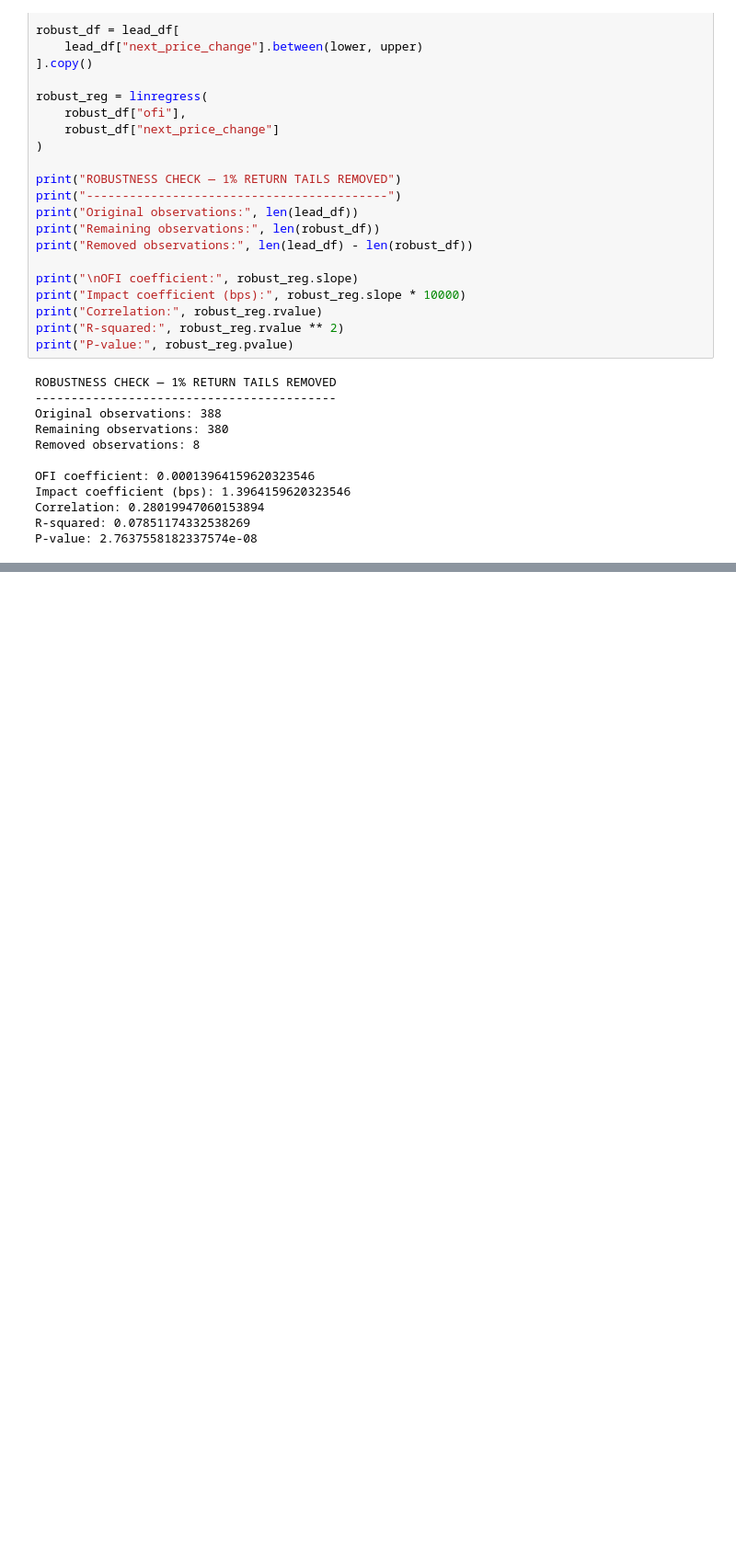
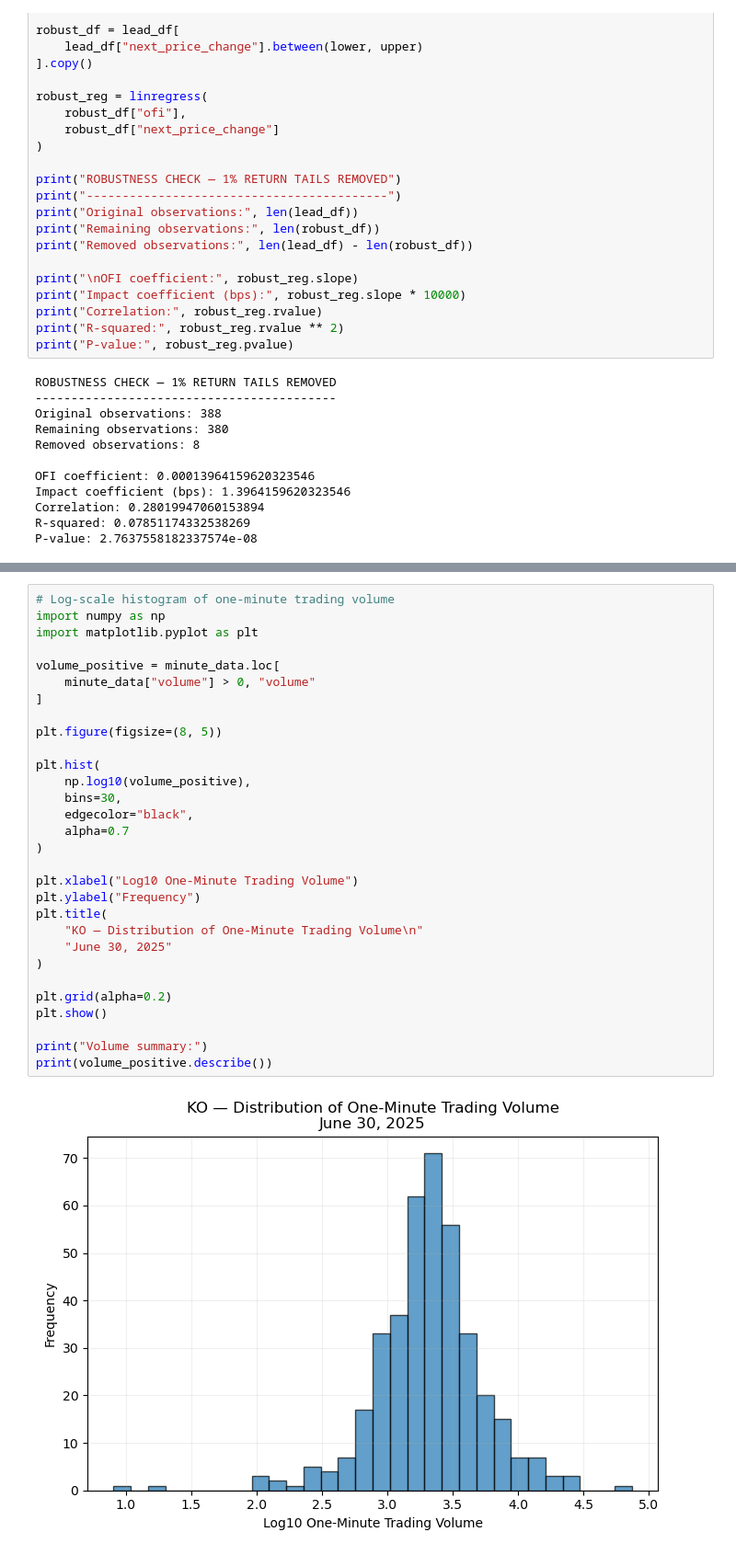
Before and after one commit to MariamKaranjia/LOBSTER-Market-Impact, a Jupyter notebook: notebooks/01_data_exploration.ipynb, the cells around one changed output, grey strips where cells are left out. Shown at 92% size. Saved outputs shown, nothing was run; the diff lists cells and outputs as text; blank space fills up the shorter version.

```diff
--- a/notebooks/01_data_exploration.ipynb
+++ b/notebooks/01_data_exploration.ipynb
@@ -754,0 +792,32 @@ P-value: 2.7637558182337574e-08
+# %%
+# Log-scale histogram of one-minute trading volume
+import numpy as np
+import matplotlib.pyplot as plt
+
+volume_positive = minute_data.loc[
+    minute_data["volume"] > 0, "volume"
+]
+
+plt.figure(figsize=(8, 5))
+
+plt.hist(
+    np.log10(volume_positive),
+    bins=30,
+    edgecolor="black",
+    alpha=0.7
+)
+
+plt.xlabel("Log10 One-Minute Trading Volume")
+plt.ylabel("Frequency")
+plt.title(
+    "KO — Distribution of One-Minute Trading Volume\n"
+    "June 30, 2025"
+)
+
+plt.grid(alpha=0.2)
+plt.show()
+
+print("Volume summary:")
+print(volume_positive.describe())
+# %% [output]
+[figure, added]
```
Also changed, not shown: parts of 14 cells of this notebook, 4 other files.
